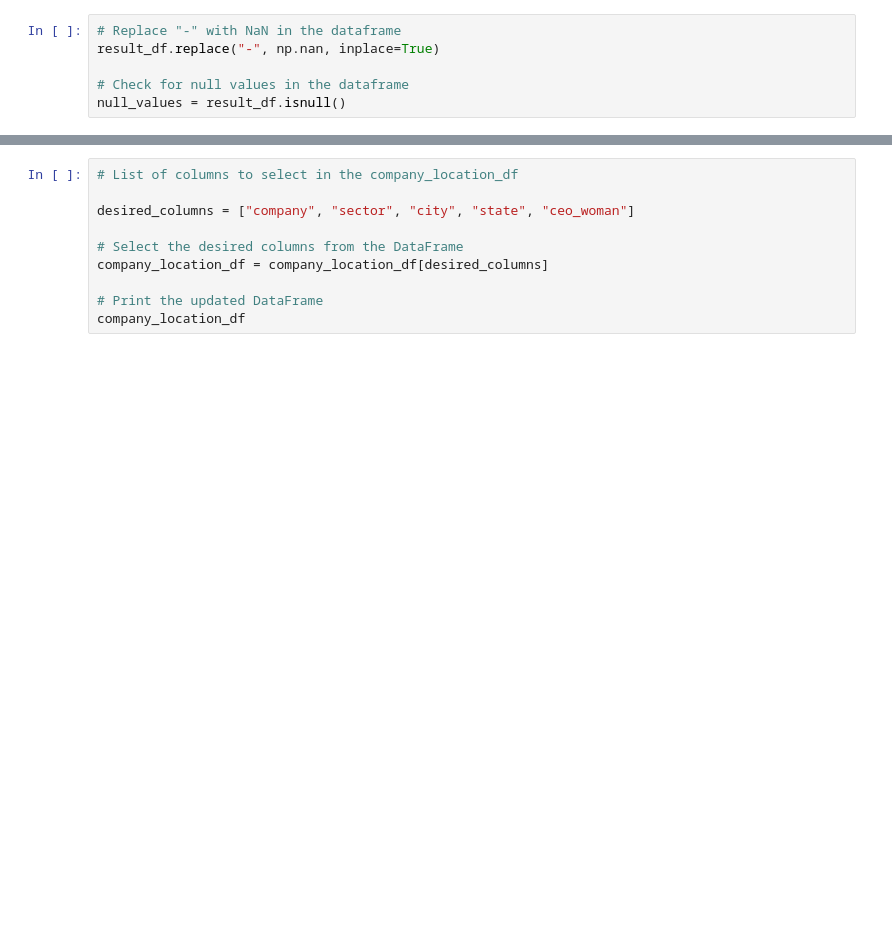
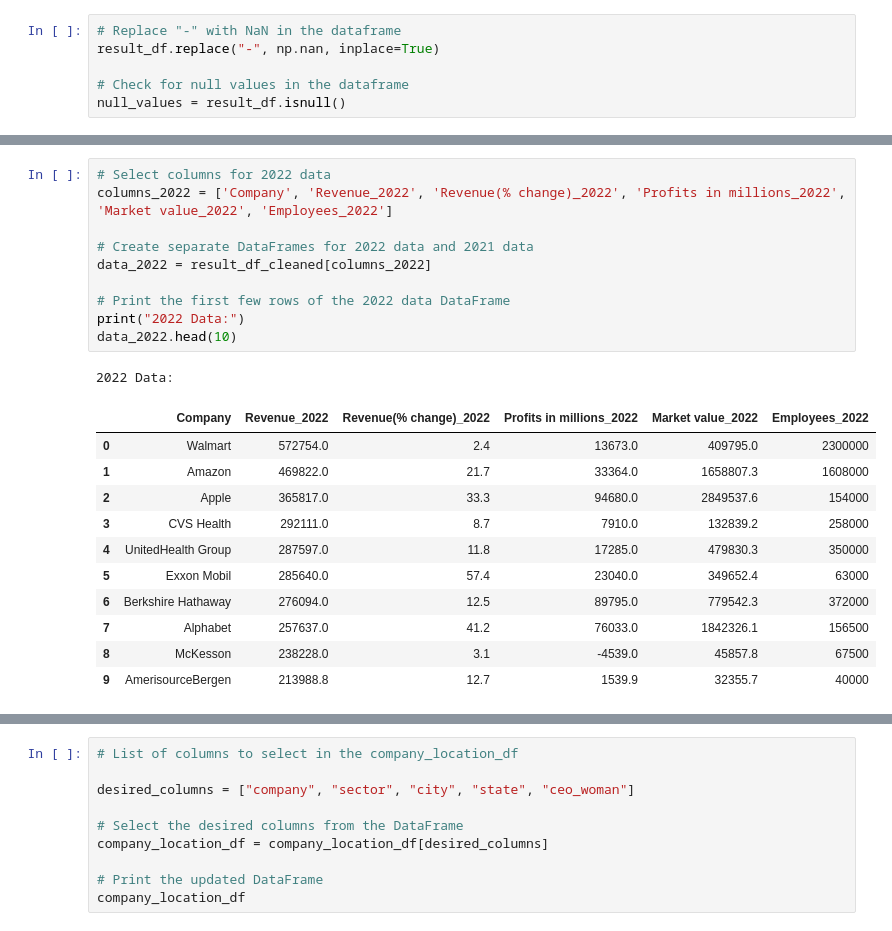
Before and after one commit to jannatulhashi/Exploring-Insights-from-the-Largest-US-Companies, a Jupyter notebook: Data Cleaning.ipynb, the cells around one changed output, grey strips where cells are left out. Saved outputs shown, nothing was run; the diff lists cells and outputs as text; blank space fills up the shorter version.

Commit message:
Data Cleaning

```diff
--- a/Data Cleaning.ipynb
+++ b/Data Cleaning.ipynb
@@ -246,0 +196,23 @@ data_2022.to_csv("Resources/company_data_2022.csv", index=False)
+# %%
+# Select columns for 2022 data
+columns_2022 = ['Company', 'Revenue_2022', 'Revenue(% change)_2022', 'Profits in millions_2022', 'Market value_2022', 'Employees_2022']
+
+# Create separate DataFrames for 2022 data and 2021 data
+data_2022 = result_df_cleaned[columns_2022]
+
+# Print the first few rows of the 2022 data DataFrame
+print("2022 Data:")
+data_2022.head(10)
+# %% [output]
+2022 Data:
+|  | Company | Revenue_2022 | Revenue(% change)_2022 | Profits in millions_2022 | Market value_2022 | Employees_2022 |
+| 0 | Walmart | 572754.0 | 2.4 | 13673.0 | 409795.0 | 2300000 |
+| 1 | Amazon | 469822.0 | 21.7 | 33364.0 | 1658807.3 | 1608000 |
+| 2 | Apple | 365817.0 | 33.3 | 94680.0 | 2849537.6 | 154000 |
+| 3 | CVS Health | 292111.0 | 8.7 | 7910.0 | 132839.2 | 258000 |
+| 4 | UnitedHealth Group | 287597.0 | 11.8 | 17285.0 | 479830.3 | 350000 |
+| 5 | Exxon Mobil | 285640.0 | 57.4 | 23040.0 | 349652.4 | 63000 |
+| 6 | Berkshire Hathaway | 276094.0 | 12.5 | 89795.0 | 779542.3 | 372000 |
+| 7 | Alphabet | 257637.0 | 41.2 | 76033.0 | 1842326.1 | 156500 |
+| 8 | McKesson | 238228.0 | 3.1 | -4539.0 | 45857.8 | 67500 |
+| 9 | AmerisourceBergen | 213988.8 | 12.7 | 1539.9 | 32355.7 | 40000 |
```
Also changed, not shown: parts of 22 cells of this notebook, 2 other files.
